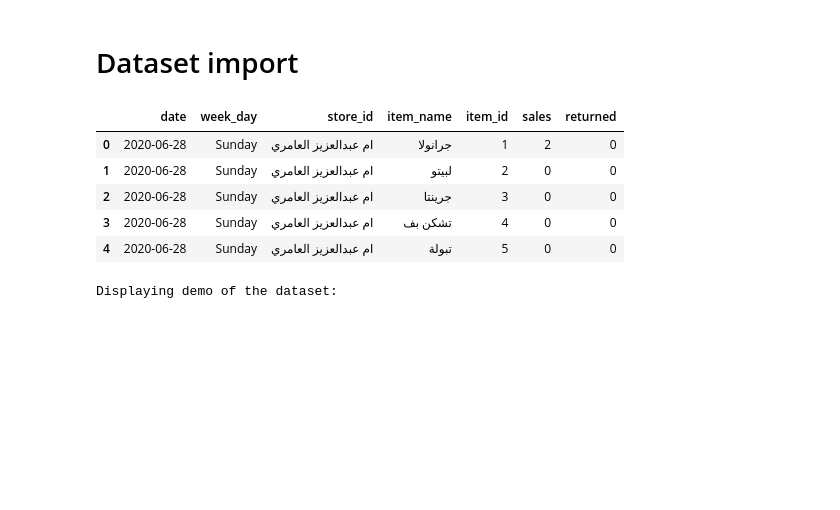
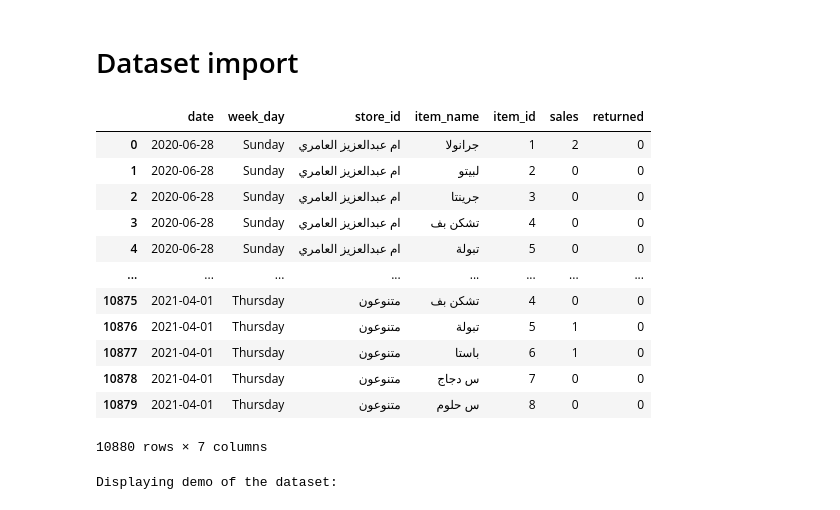
Before and after one commit to HellBlizzard0/helecious, a Jupyter notebook: Project_Helecious.ipynb, the cells around one changed output. Drawn from its saved outputs; the diff is of its cells as text; code cells hidden in the pictures; blank space fills up the shorter version.

```diff
--- a/Project_Helecious.ipynb
+++ b/Project_Helecious.ipynb
@@ -13,14 +13,21 @@ import matplotlib.pyplot as plt
 path = 'dataset.csv'
 dataset = pd.read_csv(path)
 # %%
-dataset.head()
+dataset
 # %% [output]
 |  | date | week_day | store_id | item_name | item_id | sales | returned |
 | 0 | 2020-06-28 | Sunday | ام عبدالعزيز العامري | جرانولا | 1 | 2 | 0 |
 | 1 | 2020-06-28 | Sunday | ام عبدالعزيز العامري | لبيتو | 2 | 0 | 0 |
 | 2 | 2020-06-28 | Sunday | ام عبدالعزيز العامري | جرينتا | 3 | 0 | 0 |
 | 3 | 2020-06-28 | Sunday | ام عبدالعزيز العامري | تشكن بف | 4 | 0 | 0 |
 | 4 | 2020-06-28 | Sunday | ام عبدالعزيز العامري | تبولة | 5 | 0 | 0 |
+| ... | ... | ... | ... | ... | ... | ... | ... |
+| 10875 | 2021-04-01 | Thursday | متنوعون | تشكن بف | 4 | 0 | 0 |
+| 10876 | 2021-04-01 | Thursday | متنوعون | تبولة | 5 | 1 | 0 |
+| 10877 | 2021-04-01 | Thursday | متنوعون | باستا | 6 | 1 | 0 |
+| 10878 | 2021-04-01 | Thursday | متنوعون | س دجاج | 7 | 0 | 0 |
+| 10879 | 2021-04-01 | Thursday | متنوعون | س حلوم | 8 | 0 | 0 |
+10880 rows × 7 columns
 # %%
 print('Displaying demo of the dataset: ')
 
```
Also changed, not shown: parts of 10 cells of this notebook.
